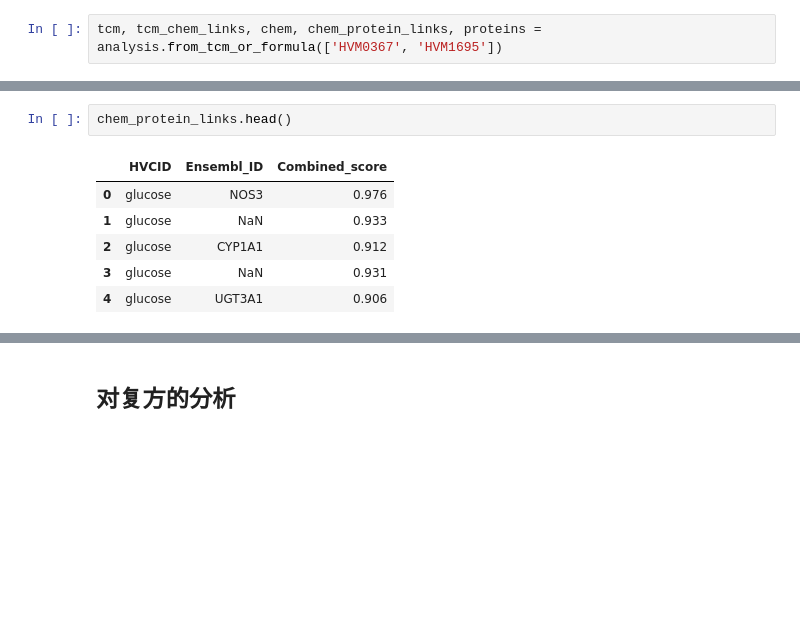
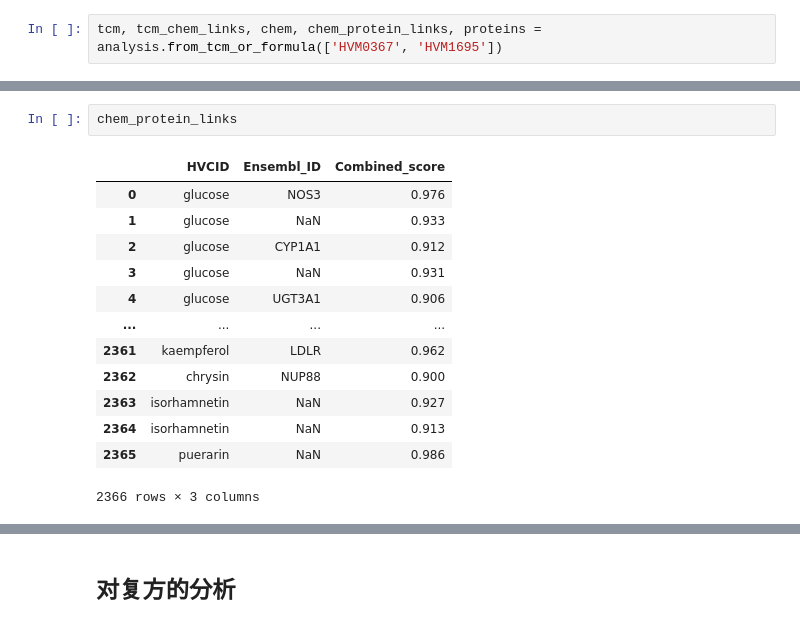
Before and after one commit to MLi-lab-Bioinformatics-NJUCM/HerbiV, a Jupyter notebook: demo.ipynb, the cells around one changed output, grey strips where cells are left out. Saved outputs shown, nothing was run; the diff lists cells and outputs as text; blank space fills up the shorter version.

```diff
--- a/demo.ipynb
+++ b/demo.ipynb
@@ -33,10 +47,17 @@ chem.head()
 # %%
-chem_protein_links.head()
+chem_protein_links
 # %% [output]
 |  | HVCID | Ensembl_ID | Combined_score |
 | 0 | glucose | NOS3 | 0.976 |
 | 1 | glucose | NaN | 0.933 |
 | 2 | glucose | CYP1A1 | 0.912 |
 | 3 | glucose | NaN | 0.931 |
 | 4 | glucose | UGT3A1 | 0.906 |
+| ... | ... | ... | ... |
+| 2361 | kaempferol | LDLR | 0.962 |
+| 2362 | chrysin | NUP88 | 0.900 |
+| 2363 | isorhamnetin | NaN | 0.927 |
+| 2364 | isorhamnetin | NaN | 0.913 |
+| 2365 | puerarin | NaN | 0.986 |
+2366 rows × 3 columns
 # %%
```
Also changed, not shown: parts of 27 cells of this notebook.
